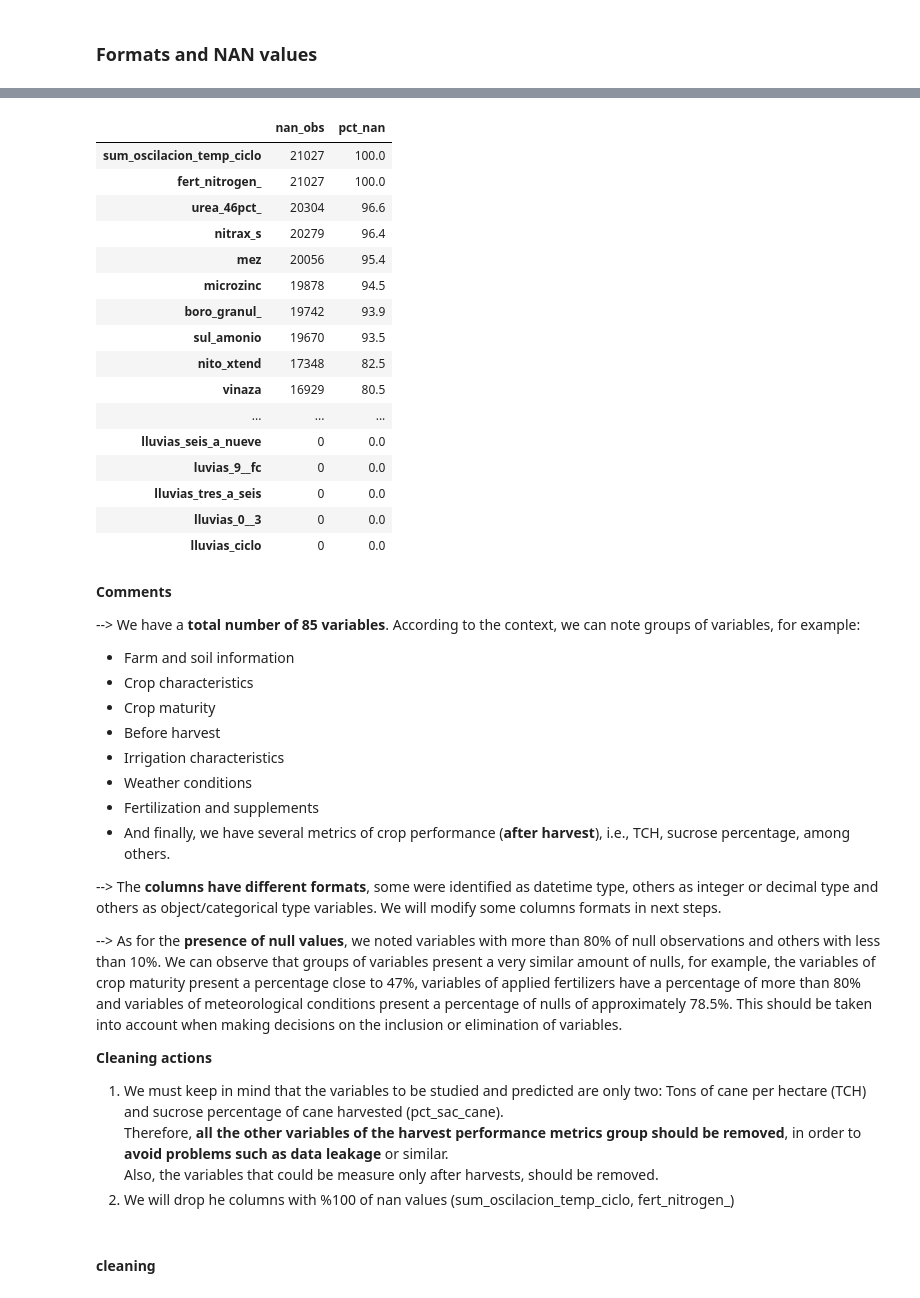
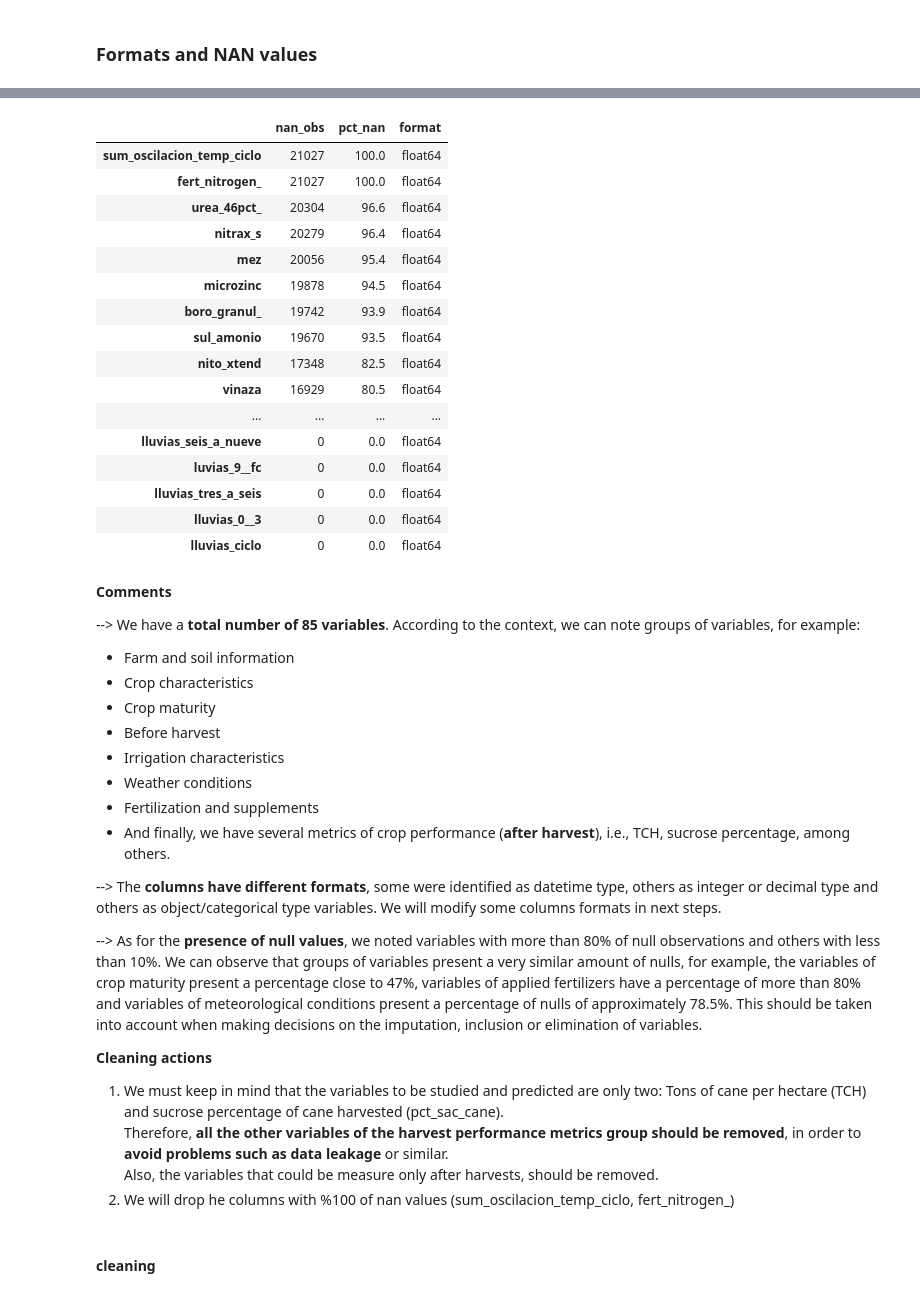
Before and after one commit to JhonattanReales21/ML1_sugar_industry, a Jupyter notebook: notebooks/data_preprocessing.ipynb, the cells around one changed output, grey strips where cells are left out. Cells and saved outputs as stored; diff of their text form; code cells hidden in the pictures.

```diff
--- a/notebooks/data_preprocessing.ipynb
+++ b/notebooks/data_preprocessing.ipynb
@@ -207,25 +196,28 @@ memory usage: 13.6+ MB
 # %%
-temp = pd.DataFrame(df.isna().sum().sort_values(ascending=False)).rename(columns = {0:"nan_obs"})
-temp["pct_nan"] = round((temp["nan_obs"]/df.shape[0])*100,1)
+temp = pd.DataFrame(df.isna().sum().sort_values(ascending=False)).rename(
+    columns={0: "nan_obs"}
+)
+temp["pct_nan"] = round((temp["nan_obs"] / df.shape[0]) * 100, 1)
+temp["format"] = [df[var].dtype for var in temp.index.tolist()]
 temp
 # %% [output]
-|  | nan_obs | pct_nan |
-| sum_oscilacion_temp_ciclo | 21027 | 100.0 |
-| fert_nitrogen_ | 21027 | 100.0 |
-| urea_46pct_ | 20304 | 96.6 |
-| nitrax_s | 20279 | 96.4 |
-| mez | 20056 | 95.4 |
-| microzinc | 19878 | 94.5 |
-| boro_granul_ | 19742 | 93.9 |
-| sul_amonio | 19670 | 93.5 |
-| nito_xtend | 17348 | 82.5 |
-| vinaza | 16929 | 80.5 |
-| ... | ... | ... |
-| lluvias_seis_a_nueve | 0 | 0.0 |
-| luvias_9__fc | 0 | 0.0 |
-| lluvias_tres_a_seis | 0 | 0.0 |
-| lluvias_0__3 | 0 | 0.0 |
-| lluvias_ciclo | 0 | 0.0 |
+|  | nan_obs | pct_nan | format |
+| sum_oscilacion_temp_ciclo | 21027 | 100.0 | float64 |
+| fert_nitrogen_ | 21027 | 100.0 | float64 |
+| urea_46pct_ | 20304 | 96.6 | float64 |
+| nitrax_s | 20279 | 96.4 | float64 |
+| mez | 20056 | 95.4 | float64 |
+| microzinc | 19878 | 94.5 | float64 |
+| boro_granul_ | 19742 | 93.9 | float64 |
+| sul_amonio | 19670 | 93.5 | float64 |
+| nito_xtend | 17348 | 82.5 | float64 |
+| vinaza | 16929 | 80.5 | float64 |
+| ... | ... | ... | ... |
+| lluvias_seis_a_nueve | 0 | 0.0 | float64 |
+| luvias_9__fc | 0 | 0.0 | float64 |
+| lluvias_tres_a_seis | 0 | 0.0 | float64 |
+| lluvias_0__3 | 0 | 0.0 | float64 |
+| lluvias_ciclo | 0 | 0.0 | float64 |
 # %% [markdown]
 **Comments**
 
@@ -241,7 +233,7 @@ temp
 
 --> The **columns have different formats**, some were identified as datetime type, others as integer or decimal type and others as object/categorical type variables. We will modify some columns formats in next steps.
 
---> As for the **presence of null values**, we noted variables with more than 80% of null observations and others with less than 10%. We can observe that groups of variables present a very similar amount of nulls, for example, the variables of crop maturity present a percentage close to 47%, variables of applied fertilizers have a percentage of more than 80% and variables of meteorological conditions present a percentage of nulls of approximately 78.5%. This should be taken into account when making decisions on the inclusion or elimination of variables.
+--> As for the **presence of null values**, we noted variables with more than 80% of null observations and others with less than 10%. We can observe that groups of variables present a very similar amount of nulls, for example, the variables of crop maturity present a percentage close to 47%, variables of applied fertilizers have a percentage of more than 80% and variables of meteorological conditions present a percentage of nulls of approximately 78.5%. This should be taken into account when making decisions on the imputation, inclusion or elimination of variables.
 
 **Cleaning actions**
 1. We must keep in mind that the variables to be studied and predicted are only two: Tons of cane per hectare (TCH) and sucrose percentage of cane harvested (pct_sac_cane).
```
Also changed, not shown: parts of 97 cells of this notebook, 3 other files.
